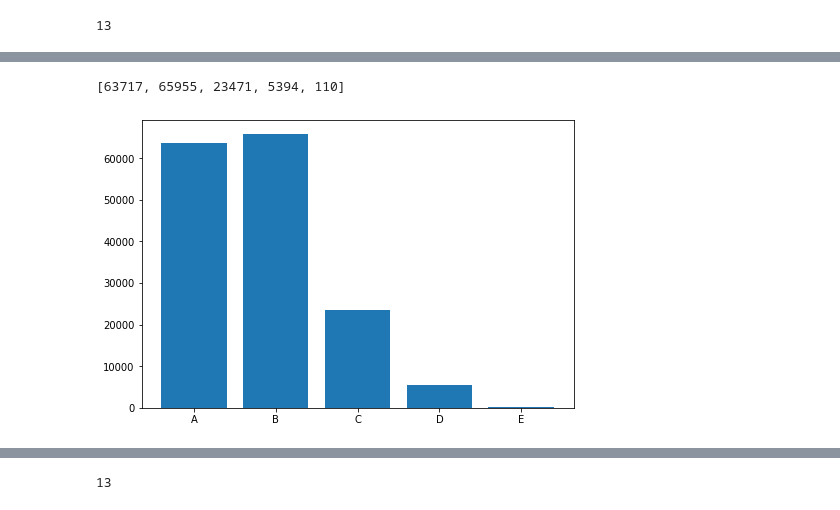
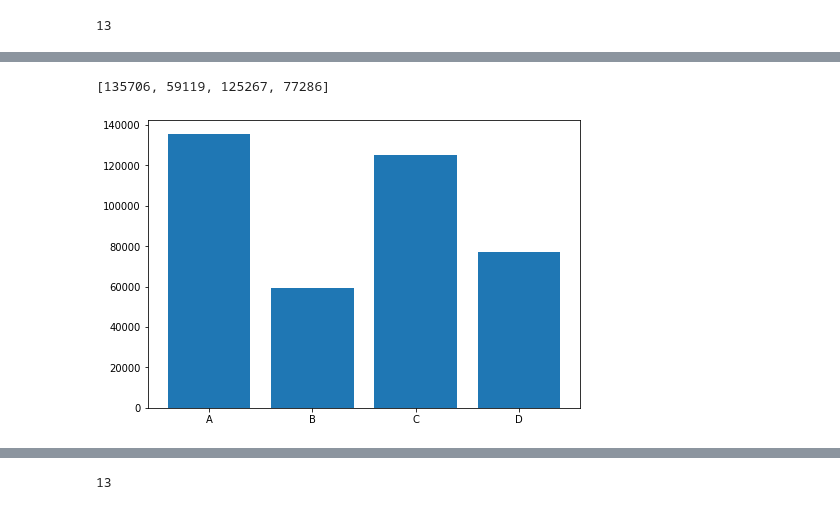
Before and after one commit to castrolin/image_proces, a Jupyter notebook: Combine_Figure.ipynb, the cells around one changed output, grey strips where cells are left out. Cells and saved outputs as stored; diff of their text form; code cells hidden in the pictures.

```diff
--- a/Combine_Figure.ipynb
+++ b/Combine_Figure.ipynb
@@ -156,0 +90,22 @@ plt.show()
+# %%
+image_try = cv2.imread(r'image_spatter_area/6118.PNG')
+n= 0
+for i in np.arange(1840,2340):
+    for j in np.arange(0,image_try.shape[1]):
+        if out_2[n,j,2]!= 0:
+            image_try[i,j,:]=out_2[n,j,:]
+    n=n+1
+for k in np.arange(1600,3300,100):
+    n=0
+    for i in np.arange(k,k+500):
+        for j in np.arange(0,image_try.shape[1]):
+            if out_1[n,j,2]!=0:
+                image_try[i,j,:]=out_1[n,j,:]
+        n=n+1
+
+
+#cv2.imshow('image',image_try)
+#cv2.waitKey(0)
+
+plt.imshow(image_try)
+plt.show()
@@ -194,23 +160,23 @@ plt.show()
 # %%
 rr = []
 fig = plt.figure()
 ax = fig.add_axes([0,0,1,1])
-region=['A','B','C','D','E']
+region=['A','B','C','D']
 s=0
-for u in np.arange(2000,3200):
+for u in np.arange(2000,3601):
     n=0
-    for v in np.arange(0,result_copy.shape[1]):
-        if result_copy[u,v,2] != 0:
+    for v in np.arange(0,result_out.shape[1]):
+        if result_out[u,v,2] != 0:
             n=n+1
-    uu = u%200
+    uu = u%400
     if uu != 0  :
         s = s+n
     elif u!=2000 and uu==0:
         rr.append(s)
         s=0
 print(rr)
 ax.bar(region,rr)
 plt.show()
 # %% [output]
-[63717, 65955, 23471, 5394, 110]
+[135706, 59119, 125267, 77286]
-[figure, old version]
+[figure, new version]
```
Also changed, not shown: parts of 10 cells of this notebook, 2 other files.
